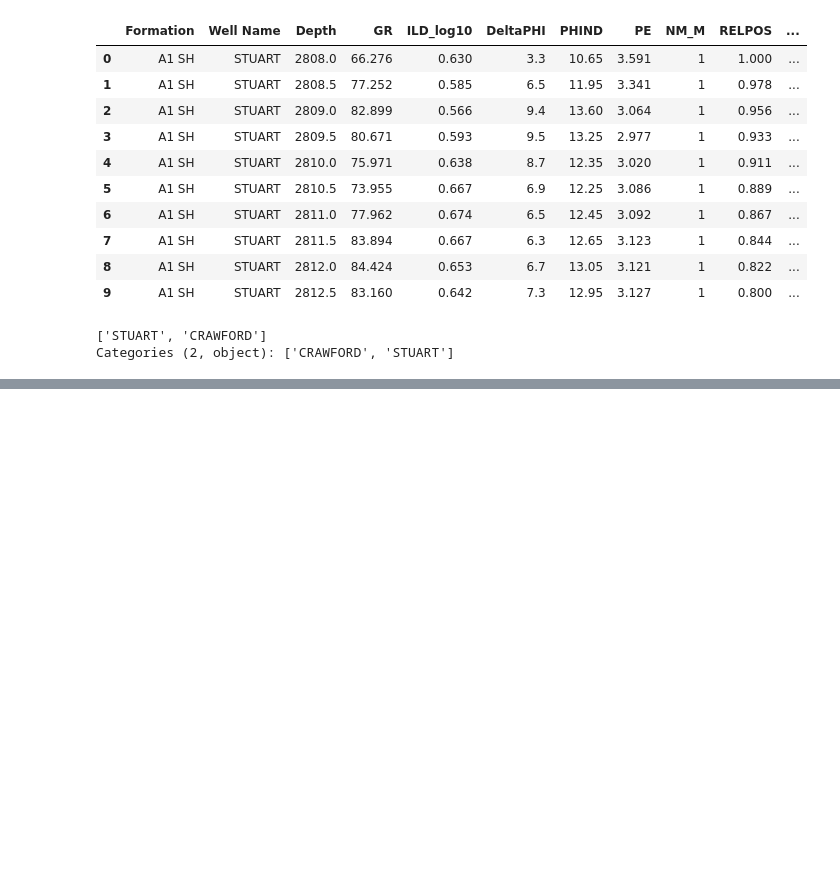
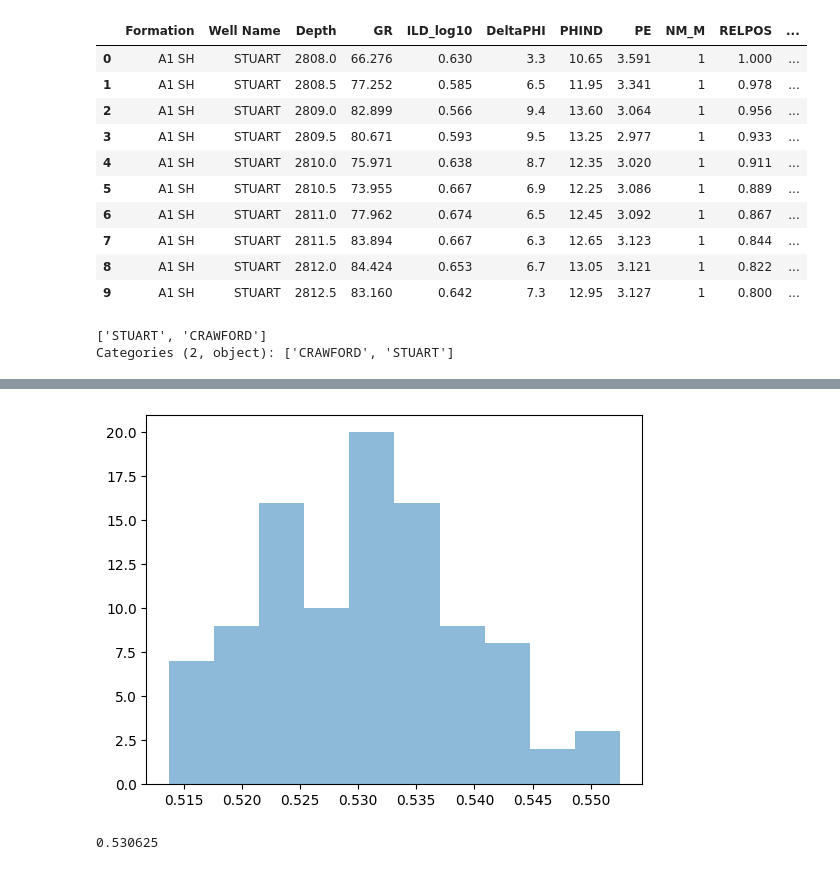
Before and after one commit to juanxo90/facies_classification, a Jupyter notebook: Facies_classification.ipynb, the cells around one changed output, grey strips where cells are left out. Cells and saved outputs as stored; diff of their text form; code cells hidden in the pictures; blank space fills up the shorter version.

```diff
--- a/Facies_classification.ipynb
+++ b/Facies_classification.ipynb
@@ -797,0 +895,5 @@ make_facies_log_plot(
+# %%
+well_data_val = pd.read_csv(validation_url)
+well_data_val['Well Name'] = well_data_val['Well Name'].astype('category')
+well_data_val = well_data_val.drop(['Formation', 'Well Name', 'Depth'], axis=1)
+X_unknown = transform_data(well_features)
@@ -797,0 +931,5 @@ make_facies_log_plot(
+# %%
+url_pred = 'https://raw.githubusercontent.com/seg/2016-ml-contest/master/prediction_depths.csv'
+PRED = pd.read_csv(url_pred)
+PRED.set_index(["Well Name", "Depth"], inplace=True)
+PRED.head()
@@ -797,0 +944,7 @@ make_facies_log_plot(
+# %%
+url_true = 'https://raw.githubusercontent.com/seg/2016-ml-contest/master/blind_stuart_crawford_core_facies.csv'
+TRUE = pd.read_csv(url_true)
+TRUE.rename(columns={'Depth.ft': 'Depth'}, inplace=True)
+TRUE.rename(columns={'WellName': 'Well Name'}, inplace=True)
+TRUE.set_index(["Well Name", "Depth"], inplace=True)
+TRUE.head()
@@ -797,0 +959,27 @@ make_facies_log_plot(
+# %%
+def get_accuracies(y_preds):
+    """
+    Get the F1 scores from all the y_preds.
+    y_blind is a 1D array. y_preds is a 2D array.
+    """
+    accs = []
+    for y_pred in y_preds:
+        PRED['Facies'] = y_pred
+        all_data = PRED.join(TRUE, how='inner')
+        y_blind = all_data['LithCode'].values
+        y_pred = all_data['Facies'].values
+        y_pred = y_pred[y_blind!=11]
+        y_blind = y_blind[y_blind!=11]
+        cv_conf = confusion_matrix(y_blind, y_pred)
+        accs.append(accuracy(cv_conf))
+    return np.array(accs)
+# %%
+scores = get_accuracies(y_preds)
+medians = np.median(scores)
+plt.hist(pd.Series(scores), alpha=0.5);
+# %% [output]
+[figure, added]
+# %%
+medians
+# %% [output]
+0.530625
```
Also changed, not shown: parts of 49 cells of this notebook, 2 other files.
